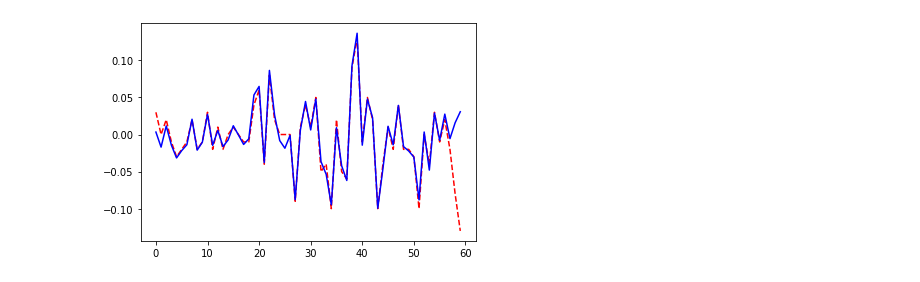
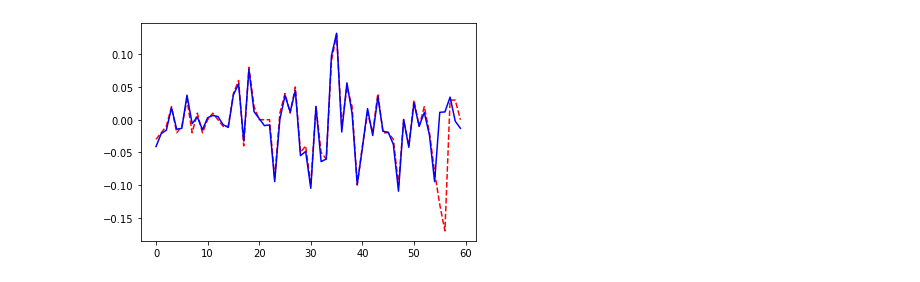
Before and after one commit to matrixleon18/SHUFE, a Jupyter notebook: jupyterlab/Model_RNN.ipynb, the cells around one changed output. Cells and saved outputs as stored; diff of their text form; code cells hidden in the pictures.

```diff
--- a/jupyterlab/Model_RNN.ipynb
+++ b/jupyterlab/Model_RNN.ipynb
@@ -26,7 +26,7 @@ print(dataset.shape)
 # # 数据转成sequence的格式，这里定义每个seq的长度
 SEQ_LEN = 60
 BATCH_SIZE = 1                                                    # 注意：BATCH_SIZE是要能够整除seq_count的
-TEST_BATCH_COUNT = 3
+TEST_BATCH_COUNT = 5
 
 # 把数据切换成 BATCH_SIZE 的一个个batch
 rolling_data = pd.DataFrame()
@@ -244,30 +249,17 @@ for step in range(test_batch_count):
 
     loss = loss_func(pred[-1][-1], test_y[step][-1][-1])
 
-    print("Prediction: {:.2f} ---- Actual: {:.2f}".format(float(pred[-1][-1].data), float(test_y[step][-1][-1].data)))
+    # print("Prediction: {:.2f} ---- Actual: {:.2f}".format(float(pred[-1][-1].data), float(test_y[step][-1][-1].data)))
 
-    test_loss += loss.cpu()
-
-    # print("loss : {:.6f}".format(float(loss.data)))
-
-    # print(test_y[step][-1].flatten().shape)
-    # print(pred[-1].flatten().shape)
-
-    # actual_line = test_y[step][-1].cpu().detach().flatten().numpy()
-    # pred_line   = pred[-1].cpu().detach().flatten().numpy()
+    if (step+1) < test_batch_count:                       # 最后一个测试数据不需要统计，因为没有真实值。
+        test_loss += loss.cpu()
 
 print("Prediction Loss:{:.6f}".format(test_loss.data))
+print("Prediction: {:.2f} ---- Actual: {:.2f}".format(float(pred[-1][-1].data), float(test_y[step][-1][-1].data)))
 
 actual_line = test_y[step].cpu().detach().flatten().numpy()
 pred_line   = pred.cpu().detach().flatten().numpy()
 plt.plot(actual_line, 'r--')
 plt.plot(pred_line, 'b-')
 plt.show()
-
-
-# actual_line = np.array(test_y[-1]).flatten().tolist()
-# pred_line = pred.data.numpy().flatten().tolist()
-
-# actual_line = np.array(test_y[0][-1]).flatten().tolist()
-# pred_line = pred[-1].data.numpy().flatten().tolist()
 # %% [output]
@@ -278 +268 @@ Prediction Loss:0.037337
-[figure, old version]
+[figure, new version]
```
Also changed, not shown: parts of 9 cells of this notebook, 3 other files.
